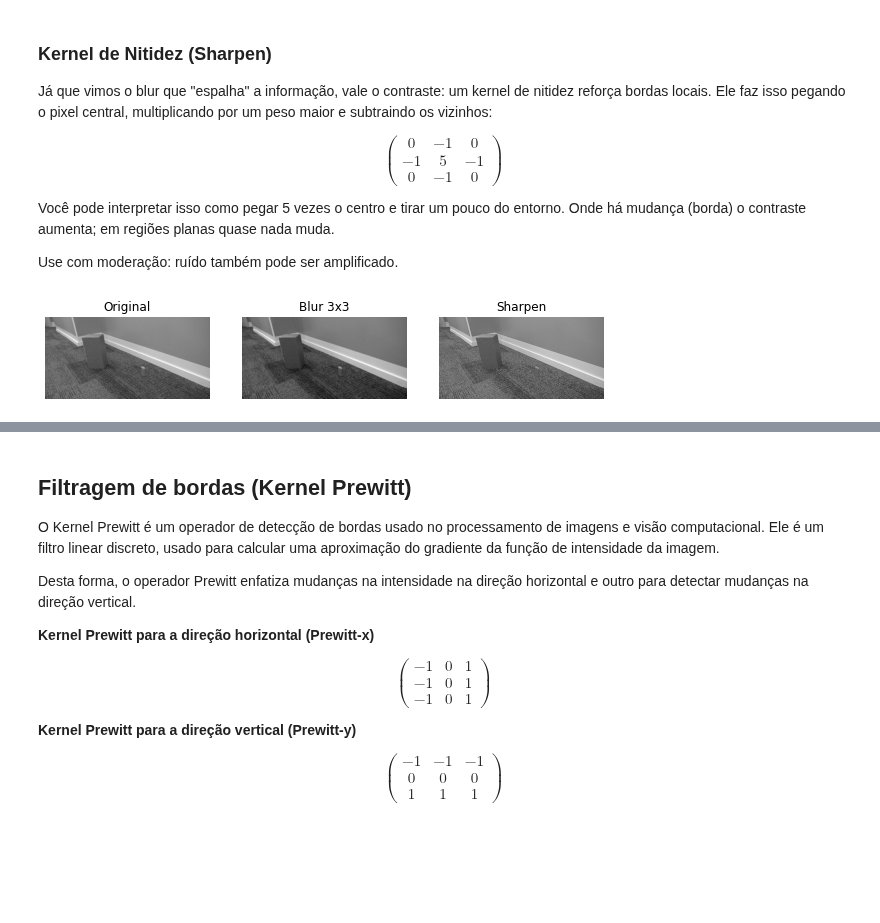
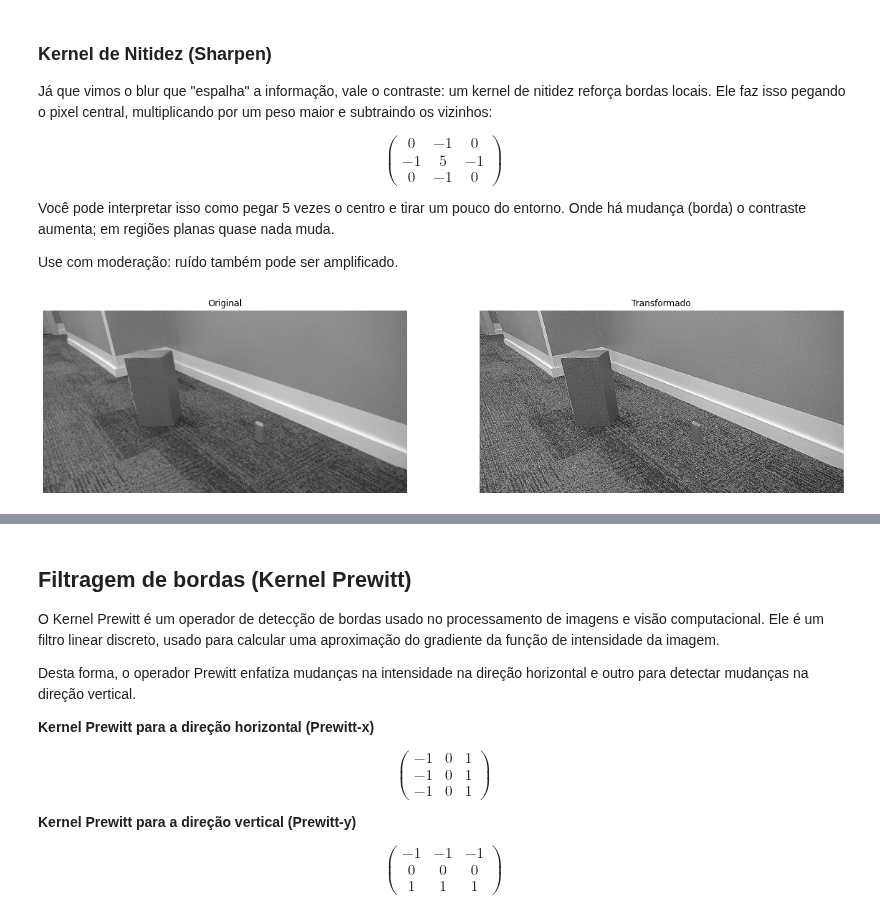
Before and after one commit to Insper/robotica-computacional, a Jupyter notebook: docs/modulos/05-visao-p2/atividades/3-canny-filtros.ipynb, the cells around one changed output, grey strips where cells are left out. Saved outputs shown, nothing was run; the diff lists cells and outputs as text; code cells hidden in the pictures; blank space fills up the shorter version.

```diff
--- a/docs/modulos/05-visao-p2/atividades/3-canny-filtros.ipynb
+++ b/docs/modulos/05-visao-p2/atividades/3-canny-filtros.ipynb
@@ -82,25 +82,17 @@ $$
 Você pode interpretar isso como pegar 5 vezes o centro e tirar um pouco do entorno. Onde há mudança (borda) o contraste aumenta; em regiões planas quase nada muda.
 
 Use com moderação: ruído também pode ser amplificado.
-# %%
-# Exemplo rápido: blur vs sharpen
-sharpen_kernel = np.array([
-    [0, -1, 0],
-    [-1, 5, -1],
-    [0, -1, 0]
-])
-
-# Reuso de 'img' já carregada anteriormente
-blurred = cv2.blur(img, (3,3))
-sharpened = cv2.filter2D(img, -1, sharpen_kernel)
-
-plt.figure(figsize=(10,3))
-plt.subplot(1,3,1); plt.imshow(img, cmap='gray'); plt.title('Original'); plt.axis('off')
-plt.subplot(1,3,2); plt.imshow(blurred, cmap='gray'); plt.title('Blur 3x3'); plt.axis('off')
-plt.subplot(1,3,3); plt.imshow(sharpened, cmap='gray'); plt.title('Sharpen'); plt.axis('off')
-plt.show()
-# %% [output]
-[figure, removed]
+# %%
+# Exemplo rápido: blur vs sharpen
+sharpen_kernel = np.array([
+    [0, -1, 0],
+    [-1, 5, -1],
+    [0, -1, 0]
+])
+
+aux.plot_filter(img.copy(),sharpen_kernel)
+# %% [output]
+[figure, added]
 # %% [markdown]
 <div id="borda"></div>
 # %% [markdown]
```
Also changed, not shown: parts of 2 cells of this notebook.
